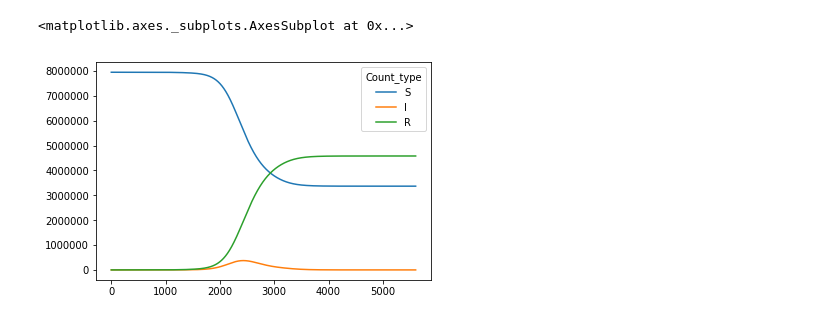
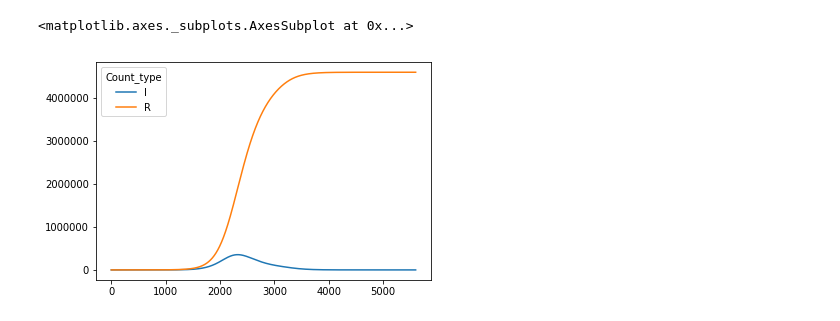
Before and after one commit to joshuablake/Temporal-metapop-epidemic-London-, a Jupyter notebook: src/Results analysis.ipynb, the cells around one changed output. Saved outputs shown, nothing was run; the diff lists cells and outputs as text; code cells hidden in the pictures.

```diff
--- a/src/Results analysis.ipynb
+++ b/src/Results analysis.ipynb
@@ -20,7 +20,7 @@ results.head()
 5 rows × 7000 columns
 # %%
-results.xs((71,0,1), level=('Init_station','Init_time','Init_count')).T.plot()
+results.xs((0,3,1), level=('Init_station','Init_time','Init_count')).T.drop(columns='S').plot()
 # %% [output]
 <matplotlib.axes._subplots.AxesSubplot at 0x...>
-[figure, old version]
+[figure, new version]
 # %%
```
Also changed, not shown: parts of 30 cells of this notebook, 4 other files.
